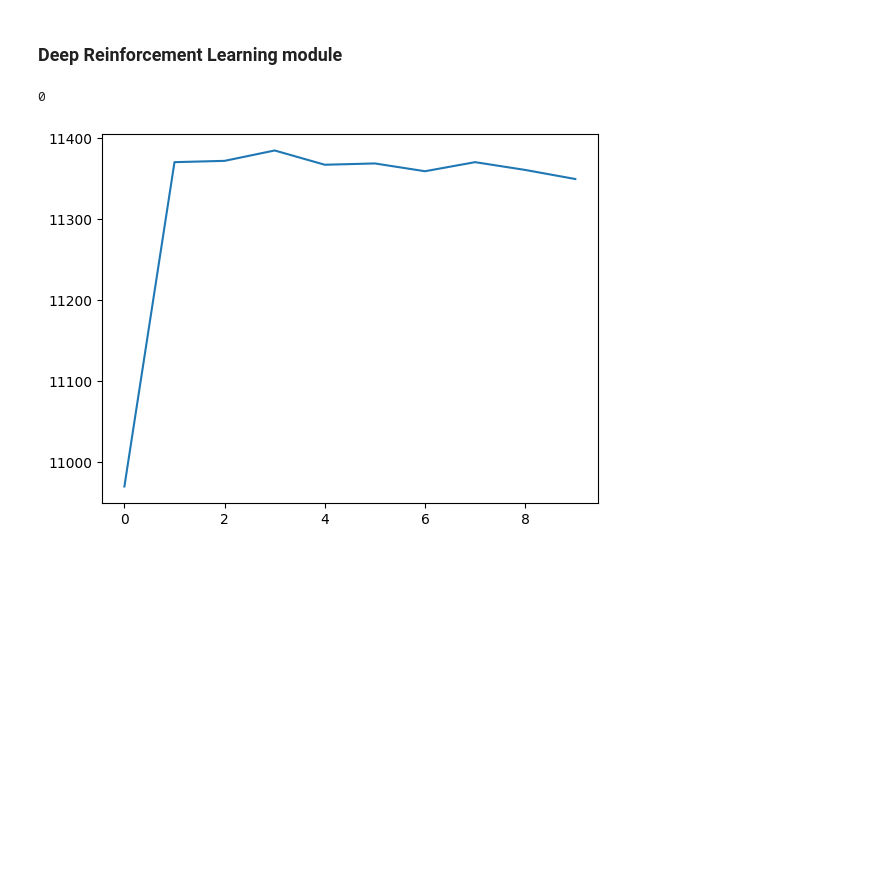
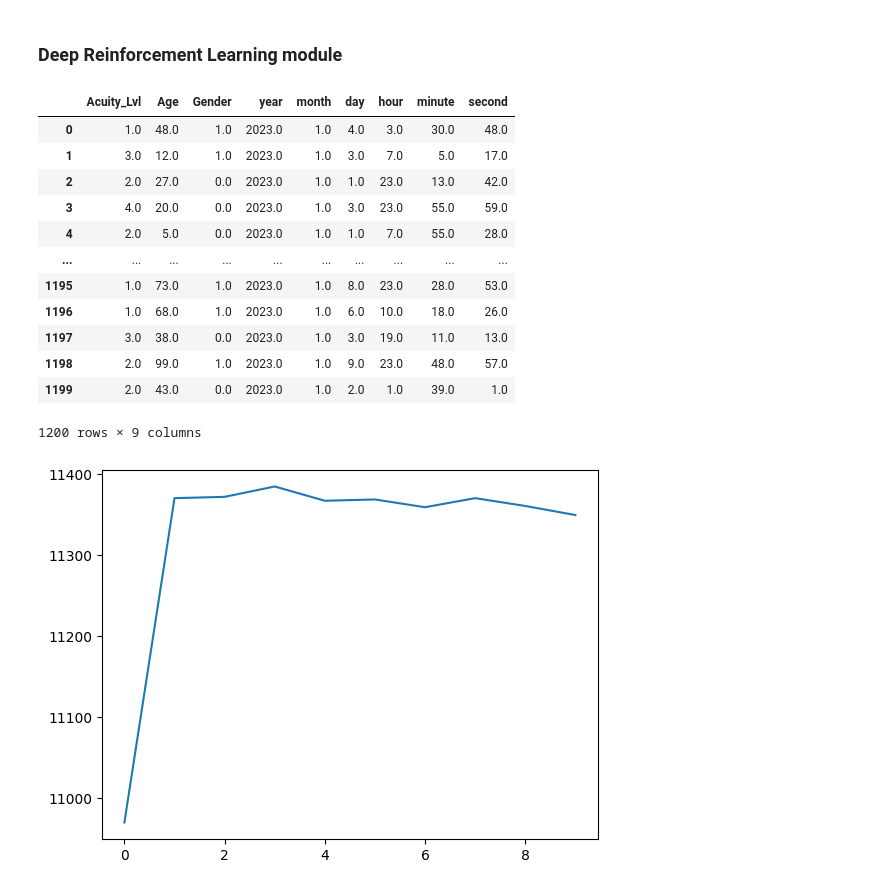
Before and after one commit to AliHaider20/Patient-Scheduling, a Jupyter notebook: Improving ED using RL.ipynb, the cells around one changed output. Cells and saved outputs as stored; diff of their text form; code cells hidden in the pictures; blank space fills up the shorter version.

```diff
--- a/Improving ED using RL.ipynb
+++ b/Improving ED using RL.ipynb
@@ -281,10 +281,22 @@ patients
 2000 rows × 11 columns
 # %% [markdown]
 ### Deep Reinforcement Learning module
-# %%
-random.randrange(0, 1)
-# %% [output]
-0
+# %%
+pd.DataFrame(S_in, columns = [patients.columns[1:-1]])
+# %% [output]
+|  | Acuity_Lvl | Age | Gender | year | month | day | hour | minute | second |
+| 0 | 1.0 | 48.0 | 1.0 | 2023.0 | 1.0 | 4.0 | 3.0 | 30.0 | 48.0 |
+| 1 | 3.0 | 12.0 | 1.0 | 2023.0 | 1.0 | 3.0 | 7.0 | 5.0 | 17.0 |
+| 2 | 2.0 | 27.0 | 0.0 | 2023.0 | 1.0 | 1.0 | 23.0 | 13.0 | 42.0 |
+| 3 | 4.0 | 20.0 | 0.0 | 2023.0 | 1.0 | 3.0 | 23.0 | 55.0 | 59.0 |
+| 4 | 2.0 | 5.0 | 0.0 | 2023.0 | 1.0 | 1.0 | 7.0 | 55.0 | 28.0 |
+| ... | ... | ... | ... | ... | ... | ... | ... | ... | ... |
+| 1195 | 1.0 | 73.0 | 1.0 | 2023.0 | 1.0 | 8.0 | 23.0 | 28.0 | 53.0 |
+| 1196 | 1.0 | 68.0 | 1.0 | 2023.0 | 1.0 | 6.0 | 10.0 | 18.0 | 26.0 |
+| 1197 | 3.0 | 38.0 | 0.0 | 2023.0 | 1.0 | 3.0 | 19.0 | 11.0 | 13.0 |
+| 1198 | 2.0 | 99.0 | 1.0 | 2023.0 | 1.0 | 9.0 | 23.0 | 48.0 | 57.0 |
+| 1199 | 2.0 | 43.0 | 0.0 | 2023.0 | 1.0 | 2.0 | 1.0 | 39.0 | 1.0 |
+1200 rows × 9 columns
 # %%
 import random
 import numpy as np
```
Also changed, not shown: parts of 9 cells of this notebook, 2 other files.
